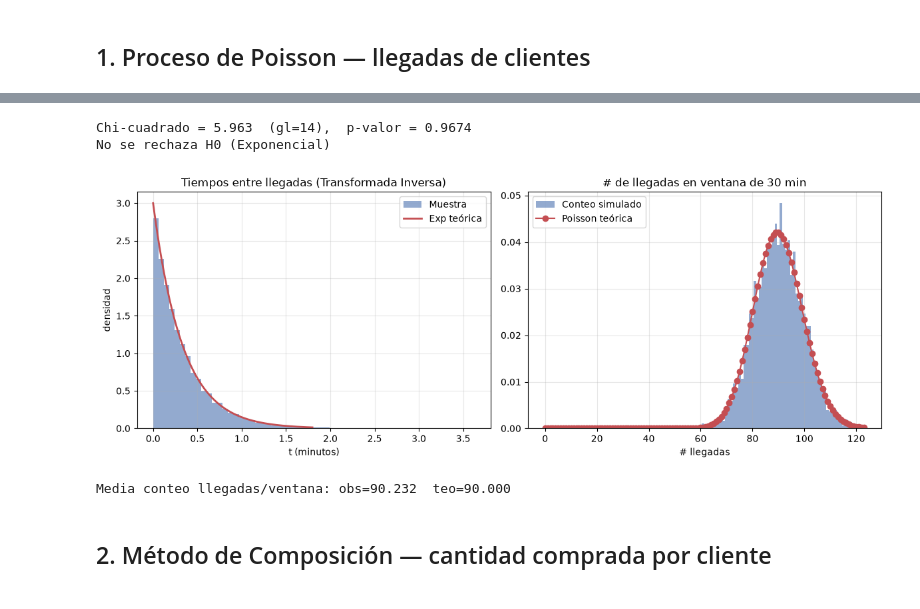
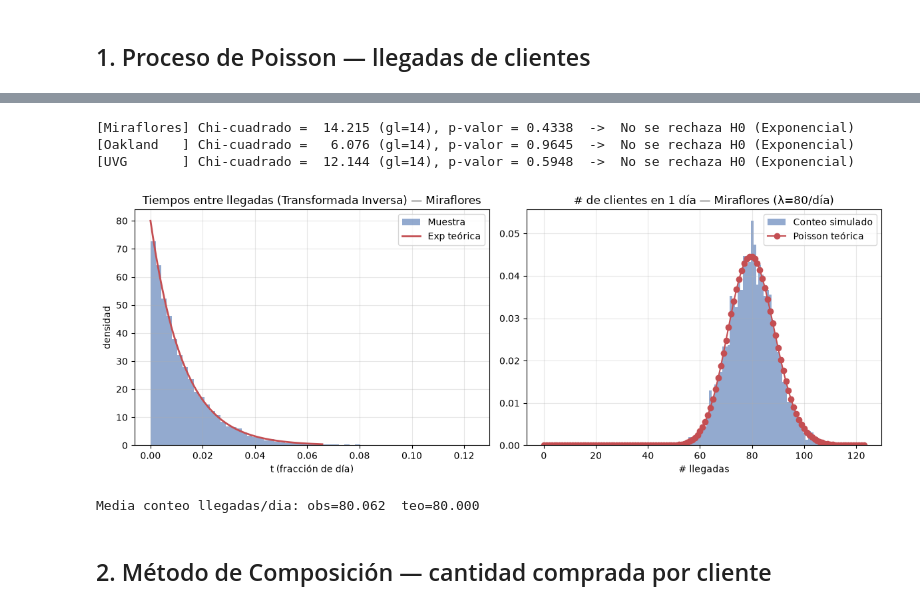
Before and after one commit to PeDro0210AVI/Project-1-Simulation, a Jupyter notebook: notebooks/generadores.ipynb, the cells around one changed output, grey strips where cells are left out. Saved outputs shown, nothing was run; the diff lists cells and outputs as text; code cells hidden in the pictures.

```diff
--- a/notebooks/generadores.ipynb
+++ b/notebooks/generadores.ipynb
@@ -29,16 +30,24 @@ resumen = []  # aquí se acumula la tabla de validación estadística de la secc
 # %% [markdown]
 ## 1. Proceso de Poisson — llegadas de clientes
 # %%
-lambda_llegadas = 3.0  # clientes por minuto -> tiempo medio entre llegadas = 1/3 min = 20 s
+# Llegadas de clientes por dia, una tasa por franquicia (ver simulation/config.py)
+lambdas_llegadas = {"Miraflores": 80.0, "Oakland": 50.0, "UVG": 120.0}
 N1 = 20_000
 
-t_entre_llegadas = np.array([re.poisson_arrival(lambda_llegadas) for _ in range(N1)])
+muestras_llegadas = {}
+for nombre, lam in lambdas_llegadas.items():
+    t_entre_llegadas = np.array([re.poisson_arrival(lam) for _ in range(N1)])
+    muestras_llegadas[nombre] = t_entre_llegadas
 
-media_obs = t_entre_llegadas.mean()
-var_obs = t_entre_llegadas.var(ddof=1)
-media_teo = 1 / lambda_llegadas
-var_teo = 1 / lambda_llegadas**2
+    media_obs, var_obs = t_entre_llegadas.mean(), t_entre_llegadas.var(ddof=1)
+    media_teo, var_teo = 1 / lam, 1 / lam**2
+    print(
+        f"[{nombre:10s}] lambda={lam:5.0f}/dia | "
+        f"media obs={media_obs:.5f} teo={media_teo:.5f} | "
+        f"var obs={var_obs:.5f} teo={var_teo:.5f}"
+    )
 
-print(f"Media muestral   : {media_obs:.5f}  |  Media teórica   : {media_teo:.5f}")
-print(f"Varianza muestral: {var_obs:.5f}  |  Varianza teórica: {var_teo:.5f}")
+# Miraflores como caso representativo para el resto de la seccion 1
+lambda_llegadas = lambdas_llegadas["Miraflores"]
+t_entre_llegadas = muestras_llegadas["Miraflores"]
 # %% [output]
@@ -47,65 +57,68 @@ Varianza muestral: 0.11001  |  Varianza teórica: 0.11111
 # %%
 # Bondad de ajuste (Chi-cuadrado) con bins de igual probabilidad bajo Exponencial(lambda)
 k_bins = 15
-bordes = stats.expon(scale=1 / lambda_llegadas).ppf(np.linspace(0, 1, k_bins + 1))
-bordes[-1] = np.inf
+for nombre, lam in lambdas_llegadas.items():
+    muestra = muestras_llegadas[nombre]
+    bordes = stats.expon(scale=1 / lam).ppf(np.linspace(0, 1, k_bins + 1))
+    bordes[-1] = np.inf
 
-obs, _ = np.histogram(t_entre_llegadas, bins=bordes)
-esp = np.full(k_bins, N1 / k_bins)
+    obs, _ = np.histogram(muestra, bins=bordes)
+    esp = np.full(k_bins, N1 / k_bins)
 
-chi2_stat, p_valor = stats.chisquare(obs, esp)
-print(f"Chi-cuadrado = {chi2_stat:.3f}  (gl={k_bins - 1}),  p-valor = {p_valor:.4f}")
-print("No se rechaza H0 (Exponencial)" if p_valor > 0.05 else "Se rechaza H0 (Exponencial)")
+    chi2_stat, p_valor = stats.chisquare(obs, esp)
+    veredicto = "No se rechaza H0" if p_valor > 0.05 else "Se rechaza H0"
+    print(f"[{nombre:10s}] Chi-cuadrado = {chi2_stat:7.3f} (gl={k_bins - 1}), "
+          f"p-valor = {p_valor:.4f}  ->  {veredicto} (Exponencial)")
 
-resumen.append({
-    "generador": "Llegadas (Inversa)",
-    "distribución": f"Exp(λ={lambda_llegadas})",
-    "N": N1,
-    "media_obs": media_obs, "media_teo": media_teo,
-    "var_obs": var_obs, "var_teo": var_teo,
-    "chi2": chi2_stat, "p_valor": p_valor,
-})
+    resumen.append({
+        "generador": f"Llegadas (Inversa) - {nombre}",
+        "distribución": f"Exp(λ={lam:.0f}/dia)",
+        "N": N1,
+        "media_obs": muestra.mean(), "media_teo": 1 / lam,
+        "var_obs": muestra.var(ddof=1), "var_teo": 1 / lam**2,
+        "chi2": chi2_stat, "p_valor": p_valor,
+    })
 # %% [output]
-Chi-cuadrado = 5.963  (gl=14),  p-valor = 0.9674
-No se rechaza H0 (Exponencial)
+[Miraflores] Chi-cuadrado =  14.215 (gl=14), p-valor = 0.4338  ->  No se rechaza H0 (Exponencial)
+[Oakland   ] Chi-cuadrado =   6.076 (gl=14), p-valor = 0.9645  ->  No se rechaza H0 (Exponencial)
+[UVG       ] Chi-cuadrado =  12.144 (gl=14), p-valor = 0.5948  ->  No se rechaza H0 (Exponencial)
 # %%
 fig, axes = plt.subplots(1, 2, figsize=(12, 4.5))
 
 x = np.linspace(0, np.percentile(t_entre_llegadas, 99.5), 300)
 axes[0].hist(t_entre_llegadas, bins=60, density=True, alpha=0.6, color="#4C72B0", label="Muestra")
 axes[0].plot(x, stats.expon(scale=1 / lambda_llegadas).pdf(x), color="#C44E52", lw=2, label="Exp teórica")
-axes[0].set_title("Tiempos entre llegadas (Transformada Inversa)")
-axes[0].set_xlabel("t (minutos)")
+axes[0].set_title("Tiempos entre llegadas (Transformada Inversa) — Miraflores")
+axes[0].set_xlabel("t (fracción de día)")
 axes[0].set_ylabel("densidad")
 axes[0].legend()
 
-# Validación cruzada: acumular tiempos entre llegadas -> conteo de llegadas en una ventana fija
-ventana = 30.0  # minutos
-llegadas_acum = np.cumsum(t_entre_llegadas)
+# Validación cruzada: acumular tiempos entre llegadas -> conteo de llegadas en un dia completo
+ventana = 1.0  # dia completo, igual que generadores.tiempos_de_llegada(horizonte=1.0)
 n_simulaciones = 3000
 conteos = []
 for _ in range(n_simulaciones):
     ts = np.cumsum(np.array([re.poisson_arrival(lambda_llegadas) for _ in range(200)]))
     conteos.append(np.sum(ts <= ventana))
 conteos = np.array(conteos)
 
 k_max = conteos.max()
 ks = np.arange(0, k_max + 1)
 axes[1].hist(conteos, bins=np.arange(-0.5, k_max + 1.5, 1), density=True, alpha=0.6,
              color="#4C72B0", label="Conteo simulado")
 axes[1].plot(ks, stats.poisson(mu=lambda_llegadas * ventana).pmf(ks), "o-", color="#C44E52",
              label="Poisson teórica")
-axes[1].set_title(f"# de llegadas en ventana de {ventana:.0f} min")
+axes[1].set_title(f"# de clientes en {ventana:.0f} día — Miraflores (λ={lambda_llegadas:.0f}/día)")
 axes[1].set_xlabel("# llegadas")
 axes[1].legend()
 
 plt.tight_layout()
 plt.show()
 
-print(f"Media conteo llegadas/ventana: obs={conteos.mean():.3f}  teo={lambda_llegadas*ventana:.3f}")
+print(f"Media conteo llegadas/dia: obs={conteos.mean():.3f}  teo={lambda_llegadas*ventana:.3f}")
 # %% [output]
-[figure, old version]
+[figure, new version]
-Media conteo llegadas/ventana: obs=90.232  teo=90.000
+Media conteo llegadas/dia: obs=80.062  teo=80.000
 # %% [markdown]
 ## 2. Método de Composición — cantidad comprada por cliente
 # %%
```
Also changed, not shown: parts of 11 cells of this notebook.
